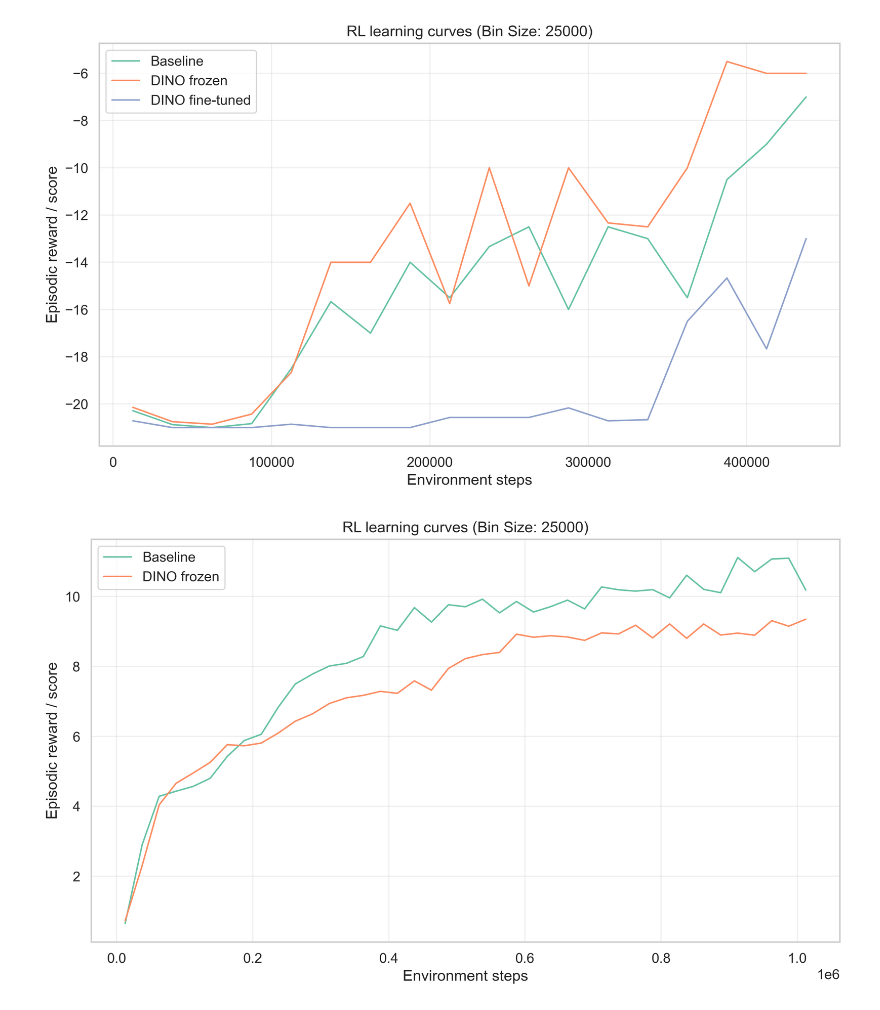
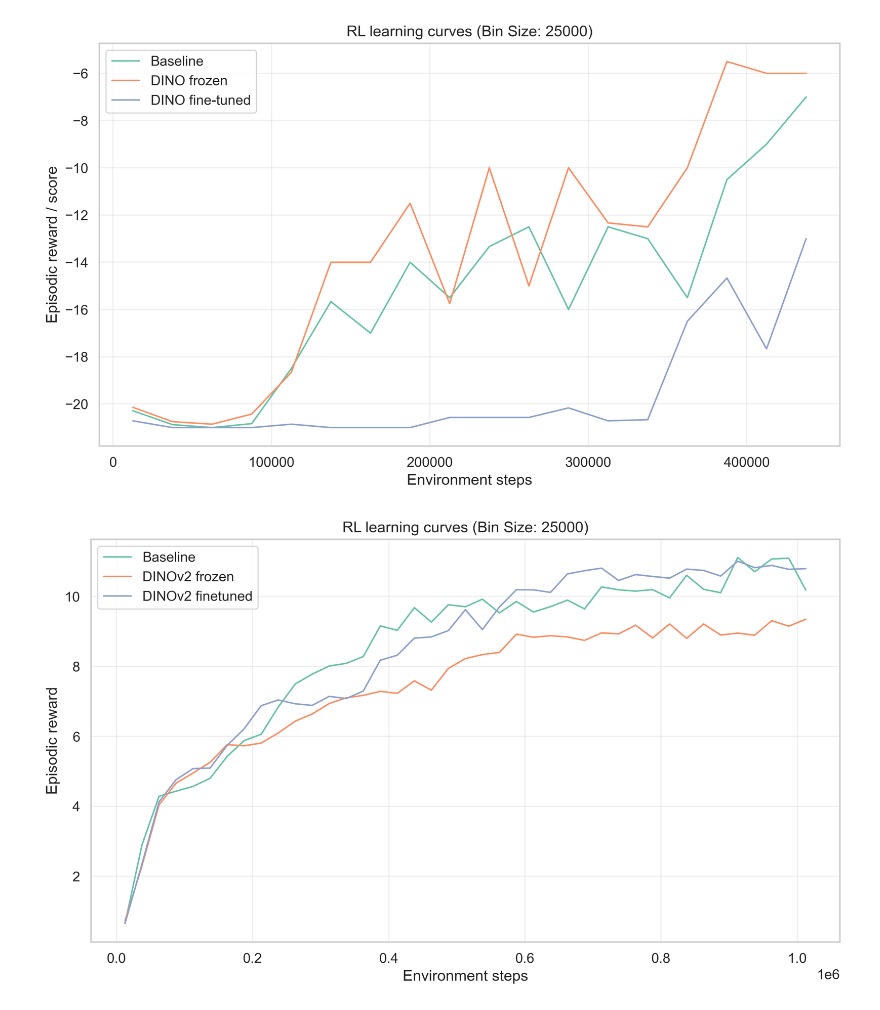
Before and after one commit to jackvice/dreamerJMV3, a Jupyter notebook: plot_episodic_score.ipynb, the cells around one changed output. Saved outputs shown, nothing was run; the diff lists cells and outputs as text; code cells hidden in the pictures.

Commit message:
results for frozen and finetuning

```diff
--- a/plot_episodic_score.ipynb
+++ b/plot_episodic_score.ipynb
@@ -66,7 +66,7 @@ def plot(files_labels=[], bin_size=1, output=None):
         sns.lineplot(x=df_binned["step_mid"], y=df_binned["reward"], label=label, linewidth=1.3)
 
     plt.xlabel("Environment steps")
-    plt.ylabel("Episodic reward / score")
+    plt.ylabel("Episodic reward")
     plt.title(f"RL learning curves (Bin Size: {bin_size})")
     plt.grid(alpha=0.3)
     plt.legend()
@@ -90,10 +90,11 @@ plot(
 # %%
 plot(
     files_labels=[
         ("./logdir/baseline_pick_ycb_train_ID/scores.jsonl", "Baseline"),
-        ("./logdir/DINOFreeze_pick_ycb_train_ID/scores.jsonl", "DINO frozen"),
+        ("./logdir/DINOFreeze_pick_ycb_train_ID/scores.jsonl", "DINOv2 frozen"),
+        ("./logdir/DINOFT_pick_ycb_train_ID/scores.jsonl", "DINOv2 finetuned"),
     ],
     bin_size=25000
 )
 # %% [output]
-[figure, old version]
+[figure, new version]
```
Also changed, not shown: 1 other file.
